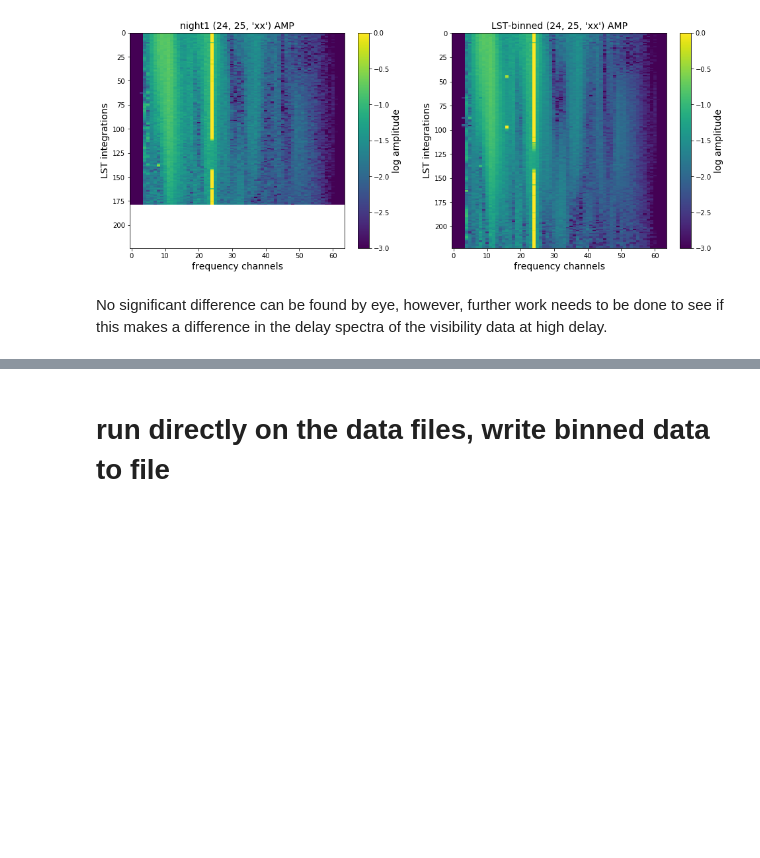
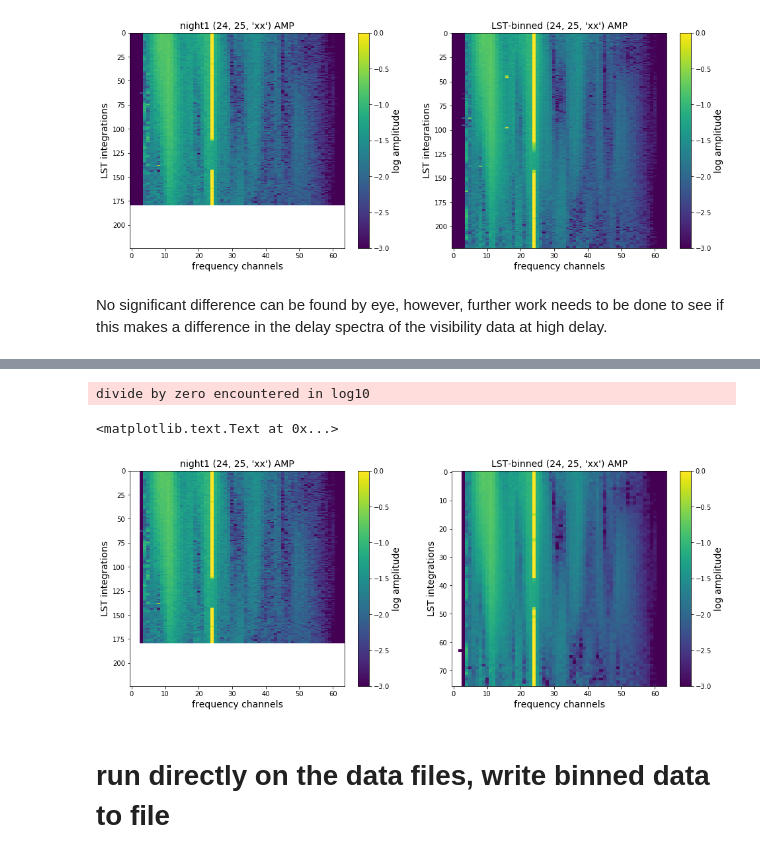
Before and after one commit to HERA-Team/hera_cal, a Jupyter notebook: scripts/notebooks/running_lstbin.ipynb, the cells around one changed output, grey strips where cells are left out. Saved outputs shown, nothing was run; the diff lists cells and outputs as text; code cells hidden in the pictures; blank space fills up the shorter version.

```diff
--- a/scripts/notebooks/running_lstbin.ipynb
+++ b/scripts/notebooks/running_lstbin.ipynb
@@ -184,3 +216,29 @@ No significant difference can be found by eye, however, further work needs to be
+# %%
+key = (24, 25, 'xx')
+fig, axes = plt.subplots(1, 2, figsize=(16, 6))
+
+ax = axes[0]
+plt.sca(ax)
+uvt.plot.waterfall(data1[(24, 25, 'xx')], mode='log', mx=0, drng=3)
+cbar = plt.colorbar()
+cbar.set_label('log amplitude', fontsize=14)
+ax.set_title('night1 {} AMP'.format(key), fontsize=14)
+ax.set_xlabel('frequency channels', fontsize=14)
+ax.set_ylabel('LST integrations', fontsize=14)
+ax.set_ylim(224, 0)
+
+ax = axes[1]
+plt.sca(ax)
+uvt.plot.waterfall(data_avg[(24, 25, 'xx')], mode='log', mx=0, drng=3)
+cbar = plt.colorbar()
+cbar.set_label('log amplitude', fontsize=14)
+ax.set_title('LST-binned {} AMP'.format(key), fontsize=14)
+ax.set_xlabel('frequency channels', fontsize=14)
+ax.set_ylabel('LST integrations', fontsize=14)
+# %% [output]
+divide by zero encountered in log10
+<matplotlib.text.Text at 0x...>
+[figure, added]
 # %% [markdown]
 # run directly on the data files, write binned data to file
 # %%
```
Also changed, not shown: parts of 6 cells of this notebook, 1 other file.
